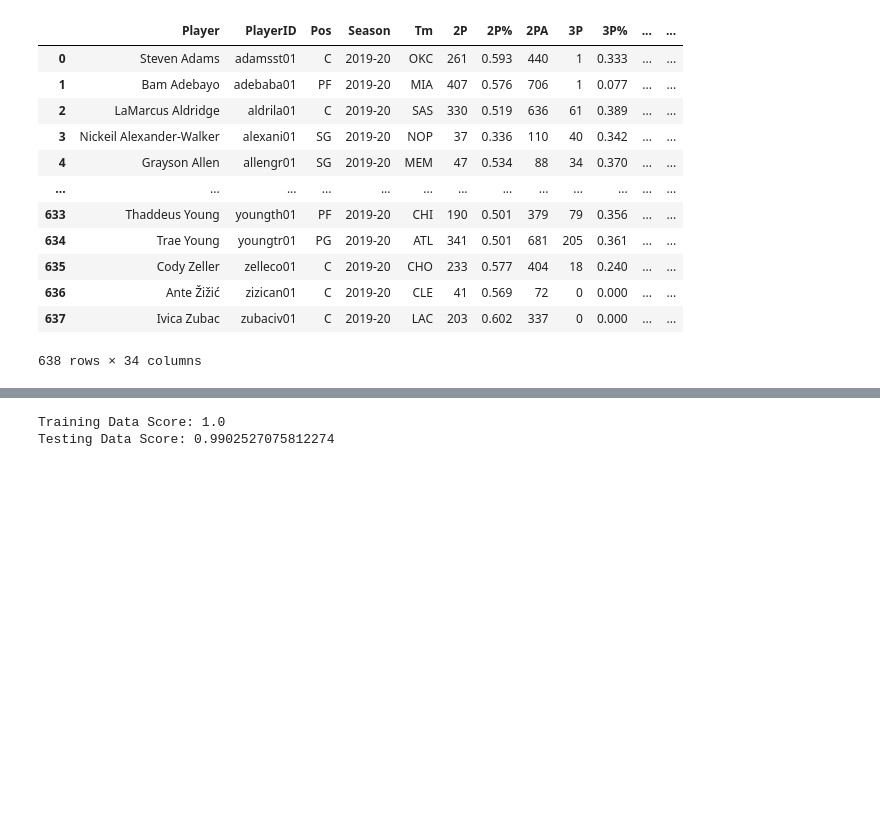
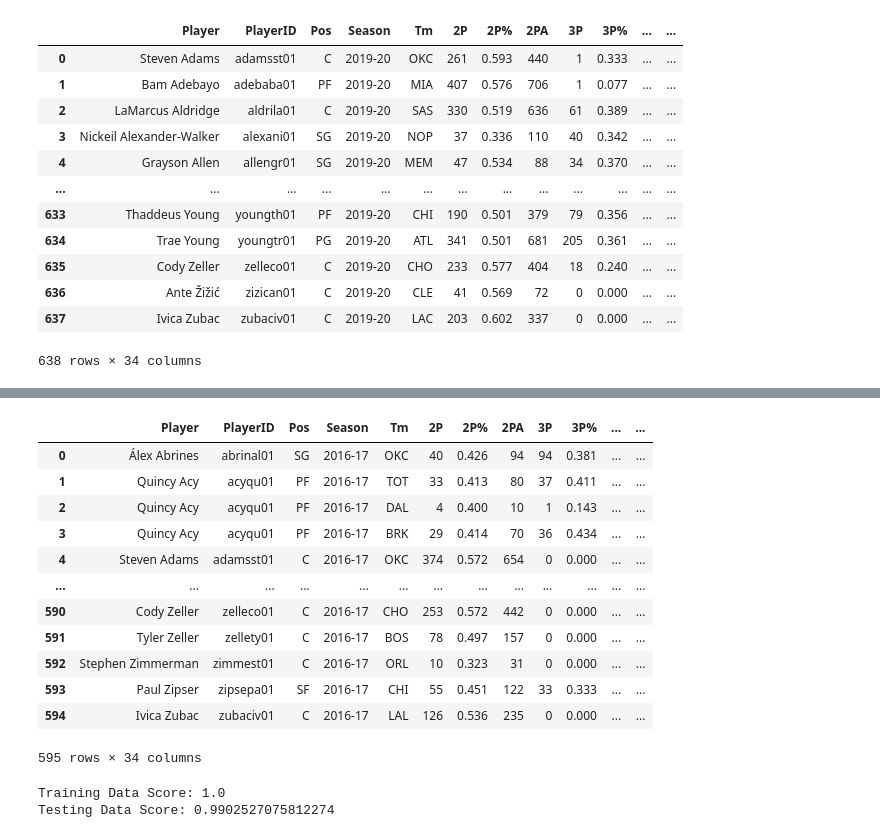
Before and after one commit to RU-DataScience-Group5/BasketballML, a Jupyter notebook: AllPlayerMVP_KNN_Predictions.ipynb, the cells around one changed output, grey strips where cells are left out. Cells and saved outputs as stored; diff of their text form; code cells hidden in the pictures; blank space fills up the shorter version.

```diff
--- a/AllPlayerMVP_KNN_Predictions.ipynb
+++ b/AllPlayerMVP_KNN_Predictions.ipynb
@@ -104,3 +89,20 @@ candidates
+# %%
+mvp_2017 = pd.merge(mvp_2017, mvp_votes, how='left', on=["Player", "Season"])
+mvp_2017
+# %% [output]
+|  | Player | PlayerID | Pos | Season | Tm | 2P | 2P% | 2PA | 3P | 3P% | ... | ... |
+| 0 | Álex Abrines | abrinal01 | SG | 2016-17 | OKC | 40 | 0.426 | 94 | 94 | 0.381 | ... | ... |
+| 1 | Quincy Acy | acyqu01 | PF | 2016-17 | TOT | 33 | 0.413 | 80 | 37 | 0.411 | ... | ... |
+| 2 | Quincy Acy | acyqu01 | PF | 2016-17 | DAL | 4 | 0.400 | 10 | 1 | 0.143 | ... | ... |
+| 3 | Quincy Acy | acyqu01 | PF | 2016-17 | BRK | 29 | 0.414 | 70 | 36 | 0.434 | ... | ... |
+| 4 | Steven Adams | adamsst01 | C | 2016-17 | OKC | 374 | 0.572 | 654 | 0 | 0.000 | ... | ... |
+| ... | ... | ... | ... | ... | ... | ... | ... | ... | ... | ... | ... | ... |
+| 590 | Cody Zeller | zelleco01 | C | 2016-17 | CHO | 253 | 0.572 | 442 | 0 | 0.000 | ... | ... |
+| 591 | Tyler Zeller | zellety01 | C | 2016-17 | BOS | 78 | 0.497 | 157 | 0 | 0.000 | ... | ... |
+| 592 | Stephen Zimmerman | zimmest01 | C | 2016-17 | ORL | 10 | 0.323 | 31 | 0 | 0.000 | ... | ... |
+| 593 | Paul Zipser | zipsepa01 | SF | 2016-17 | CHI | 55 | 0.451 | 122 | 33 | 0.333 | ... | ... |
+| 594 | Ivica Zubac | zubaciv01 | C | 2016-17 | LAL | 126 | 0.536 | 235 | 0 | 0.000 | ... | ... |
+595 rows × 34 columns
 # %%
 # train_scores = []
 # test_scores = []
```
Also changed, not shown: parts of 34 cells of this notebook, 1 other file.
